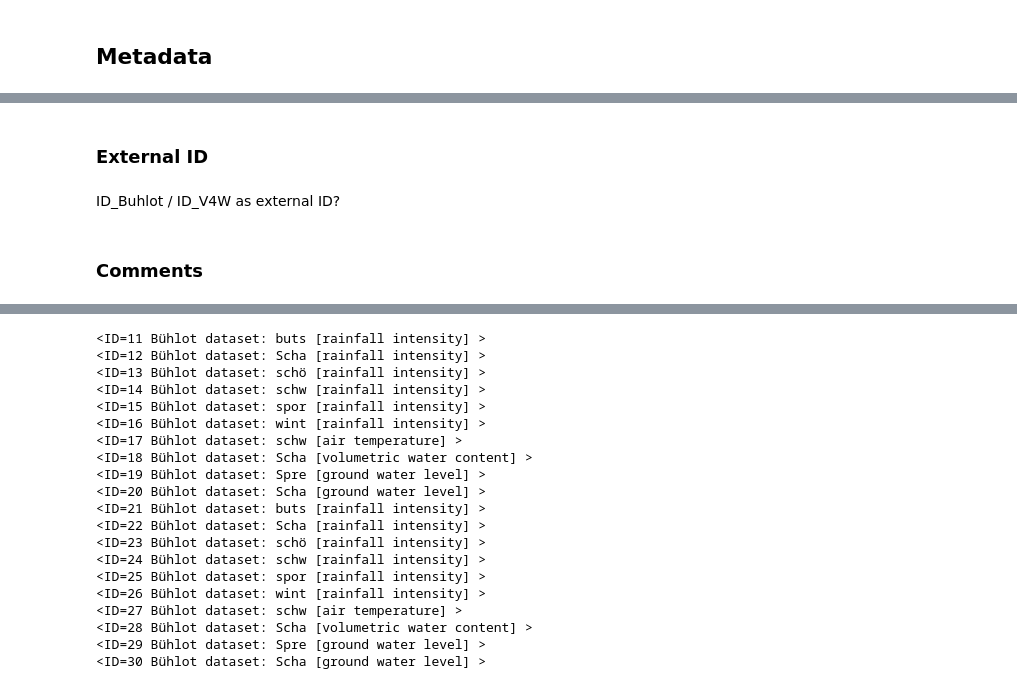
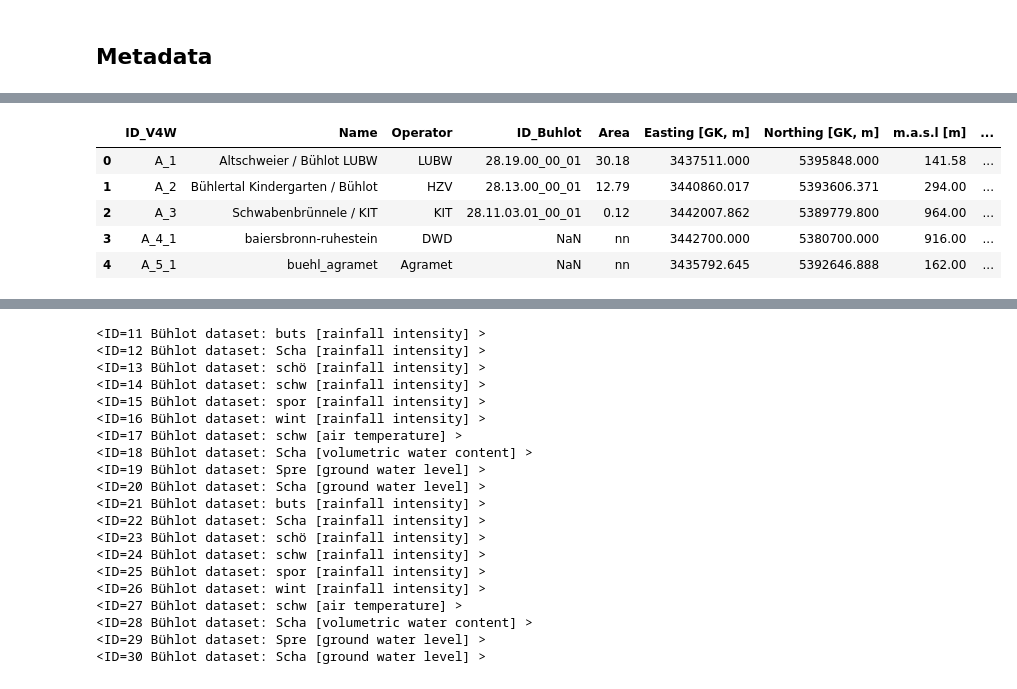
Before and after one commit to VForWaTer/scripts, a Jupyter notebook: buehlot/upload_metadata.ipynb, the cells around one changed output, grey strips where cells are left out. Saved outputs shown, nothing was run; the diff lists cells and outputs as text; code cells hidden in the pictures.

Commit message:
Revert "bühlot metadata"
This reverts commit c597ffe2bc7d03c1c31afda03a33888d5bf8f91e.

```diff
--- a/buehlot/upload_metadata.ipynb
+++ b/buehlot/upload_metadata.ipynb
@@ -39,0 +184,2 @@ raw.head(26)
+# %%
+variable_ids = raw['Variable Type'].map(lambda v: v_mapping[v])
@@ -39,0 +196,2 @@ raw.head(26)
+# %%
+locations = ['SRID=4326;POINT (%f %f)' % t.transform(r[0], r[1]) for i, r in raw[['Easting [GK, m]', 'Northing [GK, m]']].iterrows()]
@@ -39,0 +200,3 @@ raw.head(26)
+# %%
+lic = api.find_license(session, short_title='CC BY %', return_iterator=True ).first()
+print(lic)
@@ -227,4 +206,0 @@ df['title'] = df.Name.map(lambda n: 'Bühlot dataset: %s' % n)
-# %% [markdown]
-### External ID
-# %% [markdown]
-ID_Buhlot / ID_V4W as external ID?
@@ -233,2 +206,0 @@ df['external_id'] = df['ID_V4W']
-# %% [markdown]
-### Comments
@@ -237 +207,18 @@ df['comment'] = df.Comments
+# %%
+# only use the KIT operator for now
+df = raw.copy()
+#df = raw
+df['location'] = locations
+df['variable_id'] = variable_ids
+df['license_id'] = lic.id
+df['title'] = df.Name.map(lambda n: 'Bühlot dataset: %s' % n)
+
+df.head()
+# %% [output]
+|  | ID_V4W | Name | Operator | ID_Buhlot | Area | Easting [GK, m] | Northing [GK, m] | m.a.s.l [m] | ... |
+| 0 | A_1 | Altschweier / Bühlot LUBW | LUBW | 28.19.00_00_01 | 30.18 | 3437511.000 | 5395848.000 | 141.58 | ... |
+| 1 | A_2 | Bühlertal Kindergarten / Bühlot | HZV | 28.13.00_00_01 | 12.79 | 3440860.017 | 5393606.371 | 294.00 | ... |
+| 2 | A_3 | Schwabenbrünnele / KIT | KIT | 28.11.03.01_00_01 | 0.12 | 3442007.862 | 5389779.800 | 964.00 | ... |
+| 3 | A_4_1 | baiersbronn-ruhestein | DWD | NaN | nn | 3442700.000 | 5380700.000 | 916.00 | ... |
+| 4 | A_5_1 | buehl_agramet | Agramet | NaN | nn | 3435792.645 | 5392646.888 | 162.00 | ... |
 # %%
```
Also changed, not shown: parts of 43 cells of this notebook.
